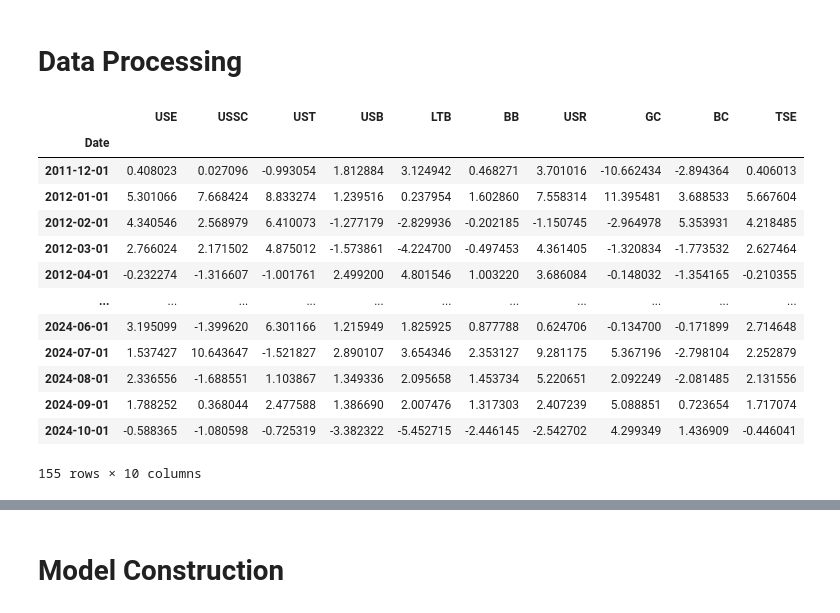
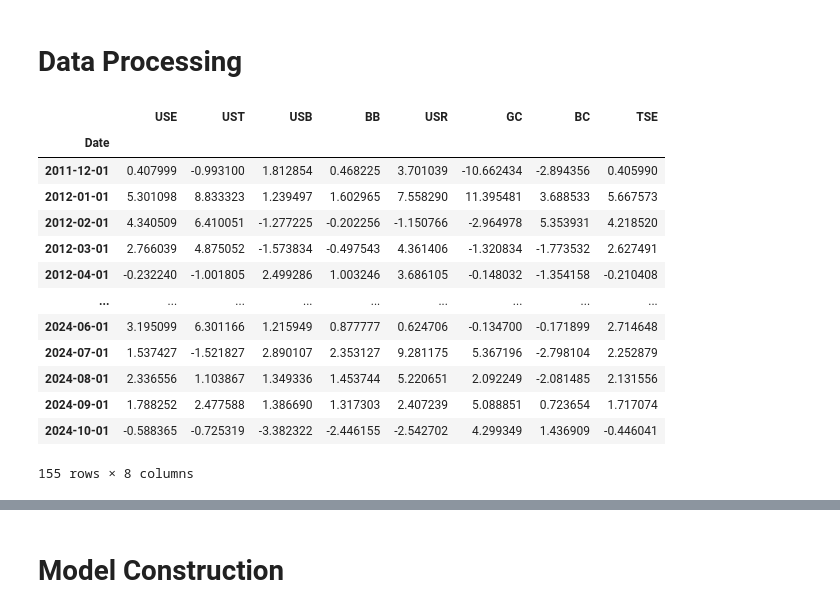
Before and after one commit to zg915/PF-PortfolioStrategies, a Jupyter notebook: DataProcessing.ipynb, the cells around one changed output, grey strips where cells are left out. Cells and saved outputs as stored; diff of their text form; code cells hidden in the pictures.

```diff
--- a/DataProcessing.ipynb
+++ b/DataProcessing.ipynb
@@ -32,10 +32,10 @@ def calculate_descriptive_statistics(data):
 # List of yfinance-compatible tickers
 tickers = [
     "SPY",      # S&P 500 ETF (large-cap U.S. equities)
-    "IWM",      # iShares Russell 2000 ETF (small-cap U.S. equities)
+    # "IWM",      # iShares Russell 2000 ETF (small-cap U.S. equities)
     "QQQ",      # Nasdaq 100 ETF (tech-heavy U.S. equities)
     "IEF",      # iShares 7-10 Year Treasury Bond ETF (intermediate bonds)
-    "TLT",      # iShares 20+ Year Treasury Bond ETF (long-term bonds)
+    # "TLT",      # iShares 20+ Year Treasury Bond ETF (long-term bonds)
     "BND",      # Vanguard Total Bond Market ETF (broad bond market)
     "VNQ",      # Vanguard Real Estate ETF (U.S. REITs)
     "GLD",      # SPDR Gold Shares (gold commodity)
@@ -47,49 +47,49 @@ tickers = [
 start_date = "2011-11-01"
 end_date = "2024-11-01"
 
 # Fetch monthly data for each ticker
 monthly_returns = {}
 for ticker in tickers:
     data = yf.download(ticker, start=start_date, end=end_date, interval='1mo', progress=False)['Adj Close']
     returns = data.pct_change().dropna() * 100  # Calculate monthly returns
     monthly_returns[ticker] = returns
 
 # Combine all into a single DataFrame
 monthly_returns_df = pd.DataFrame(monthly_returns)
 monthly_returns_df.index.name = "Date"
 
 # Abbreviation mapping for tickers
 abbreviation_mapping = {
     "SPY": "USE",     # Large-cap U.S. equities
-    "IWM": "USSC",    # Small-cap U.S. equities
+    # "IWM": "USSC",    # Small-cap U.S. equities
     "QQQ": "UST",     # Technology-focused U.S. equities
     "IEF": "USB",     # Intermediate-term U.S. bonds
-    "TLT": "LTB",     # Long-term U.S. bonds
+    # "TLT": "LTB",     # Long-term U.S. bonds
     "BND": "BB",      # Broad U.S. bond market
     "VNQ": "USR",     # U.S. REITs
     "GLD": "GC",      # Gold commodity
     "DBC": "BC",      # Broad commodities
     "VTI": "TSE"      # Total U.S. equities
 }
 
 # Rename columns based on the abbreviation mapping
 monthly_returns_df.rename(columns=abbreviation_mapping, inplace=True)
 monthly_returns_df
 # %% [output]
-|  | USE | USSC | UST | USB | LTB | BB | USR | GC | BC | TSE |
-| Date |  |  |  |  |  |  |  |  |  |  |
-| 2011-12-01 | 0.408023 | 0.027096 | -0.993054 | 1.812884 | 3.124942 | 0.468271 | 3.701016 | -10.662434 | -2.894364 | 0.406013 |
-| 2012-01-01 | 5.301066 | 7.668424 | 8.833274 | 1.239516 | 0.237954 | 1.602860 | 7.558314 | 11.395481 | 3.688533 | 5.667604 |
-| 2012-02-01 | 4.340546 | 2.568979 | 6.410073 | -1.277179 | -2.829936 | -0.202185 | -1.150745 | -2.964978 | 5.353931 | 4.218485 |
-| 2012-03-01 | 2.766024 | 2.171502 | 4.875012 | -1.573861 | -4.224700 | -0.497453 | 4.361405 | -1.320834 | -1.773532 | 2.627464 |
-| 2012-04-01 | -0.232274 | -1.316607 | -1.001761 | 2.499200 | 4.801546 | 1.003220 | 3.686084 | -0.148032 | -1.354165 | -0.210355 |
-| ... | ... | ... | ... | ... | ... | ... | ... | ... | ... | ... |
-| 2024-06-01 | 3.195099 | -1.399620 | 6.301166 | 1.215949 | 1.825925 | 0.877788 | 0.624706 | -0.134700 | -0.171899 | 2.714648 |
-| 2024-07-01 | 1.537427 | 10.643647 | -1.521827 | 2.890107 | 3.654346 | 2.353127 | 9.281175 | 5.367196 | -2.798104 | 2.252879 |
-| 2024-08-01 | 2.336556 | -1.688551 | 1.103867 | 1.349336 | 2.095658 | 1.453734 | 5.220651 | 2.092249 | -2.081485 | 2.131556 |
-| 2024-09-01 | 1.788252 | 0.368044 | 2.477588 | 1.386690 | 2.007476 | 1.317303 | 2.407239 | 5.088851 | 0.723654 | 1.717074 |
-| 2024-10-01 | -0.588365 | -1.080598 | -0.725319 | -3.382322 | -5.452715 | -2.446145 | -2.542702 | 4.299349 | 1.436909 | -0.446041 |
+|  | USE | UST | USB | BB | USR | GC | BC | TSE |
+| Date |  |  |  |  |  |  |  |  |
+| 2011-12-01 | 0.407999 | -0.993100 | 1.812854 | 0.468225 | 3.701039 | -10.662434 | -2.894356 | 0.405990 |
+| 2012-01-01 | 5.301098 | 8.833323 | 1.239497 | 1.602965 | 7.558290 | 11.395481 | 3.688533 | 5.667573 |
+| 2012-02-01 | 4.340509 | 6.410051 | -1.277225 | -0.202256 | -1.150766 | -2.964978 | 5.353931 | 4.218520 |
+| 2012-03-01 | 2.766039 | 4.875052 | -1.573834 | -0.497543 | 4.361406 | -1.320834 | -1.773532 | 2.627491 |
+| 2012-04-01 | -0.232240 | -1.001805 | 2.499286 | 1.003246 | 3.686105 | -0.148032 | -1.354158 | -0.210408 |
+| ... | ... | ... | ... | ... | ... | ... | ... | ... |
+| 2024-06-01 | 3.195099 | 6.301166 | 1.215949 | 0.877777 | 0.624706 | -0.134700 | -0.171899 | 2.714648 |
+| 2024-07-01 | 1.537427 | -1.521827 | 2.890107 | 2.353127 | 9.281175 | 5.367196 | -2.798104 | 2.252879 |
+| 2024-08-01 | 2.336556 | 1.103867 | 1.349336 | 1.453744 | 5.220651 | 2.092249 | -2.081485 | 2.131556 |
+| 2024-09-01 | 1.788252 | 2.477588 | 1.386690 | 1.317303 | 2.407239 | 5.088851 | 0.723654 | 1.717074 |
+| 2024-10-01 | -0.588365 | -0.725319 | -3.382322 | -2.446155 | -2.542702 | 4.299349 | 1.436909 | -0.446041 |
-155 rows × 10 columns
+155 rows × 8 columns
 # %%
 # Calculate Descriptive Statistics
 descriptive_stats = calculate_descriptive_statistics(monthly_returns_df)
```
Also changed, not shown: parts of 6 cells of this notebook, 1 other file.
